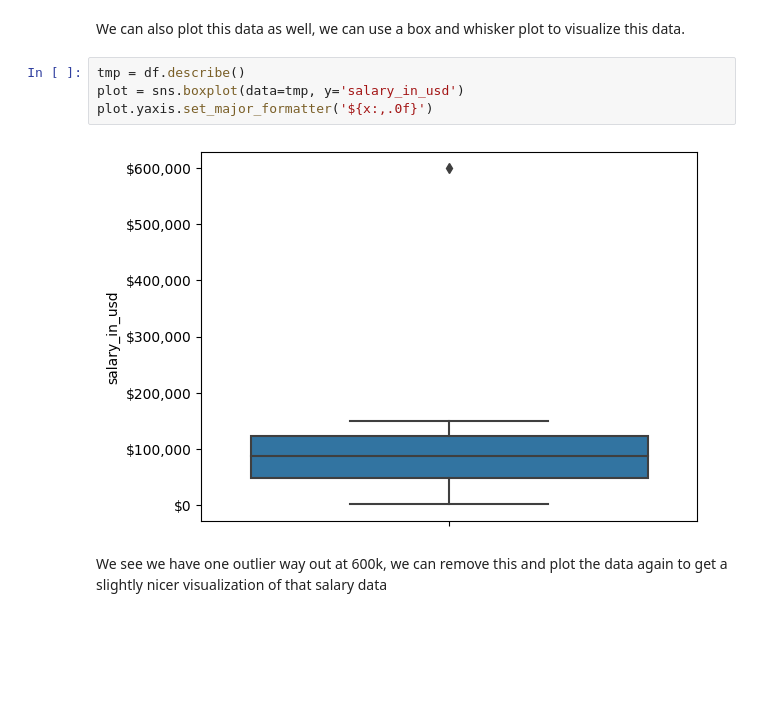
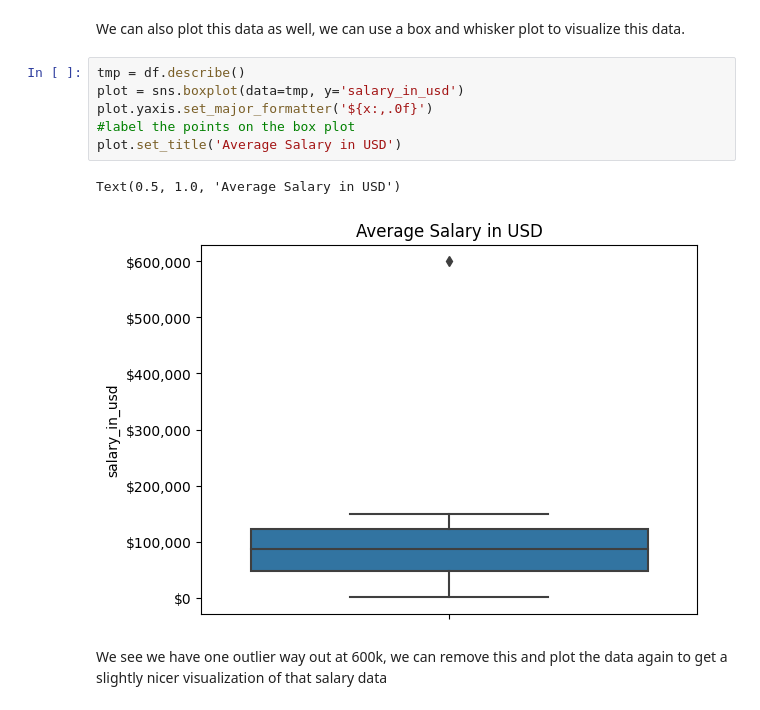
Before and after one commit to jtlantz/dm-proj1, a Jupyter notebook: notebooks/ds_salaries.ipynb, the cells around one changed output. Saved outputs shown, nothing was run; the diff lists cells and outputs as text; blank space fills up the shorter version.

Commit message:
add some more graphs and country coord file

```diff
--- a/notebooks/ds_salaries.ipynb
+++ b/notebooks/ds_salaries.ipynb
@@ -60,9 +68,12 @@ We can also plot this data as well, we can use a box and whisker plot to visuali
 # %%
 tmp = df.describe()
 plot = sns.boxplot(data=tmp, y='salary_in_usd')
 plot.yaxis.set_major_formatter('${x:,.0f}')
+#label the points on the box plot
+plot.set_title('Average Salary in USD')
 # %% [output]
+Text(0.5, 1.0, 'Average Salary in USD')
-[figure, old version]
+[figure, new version]
 # %% [markdown]
 We see we have one outlier way out at 600k, we can remove this and plot the data again to get a slightly nicer visualization of that salary data
 # %%
```
Also changed, not shown: parts of 16 cells of this notebook, 2 other files.
